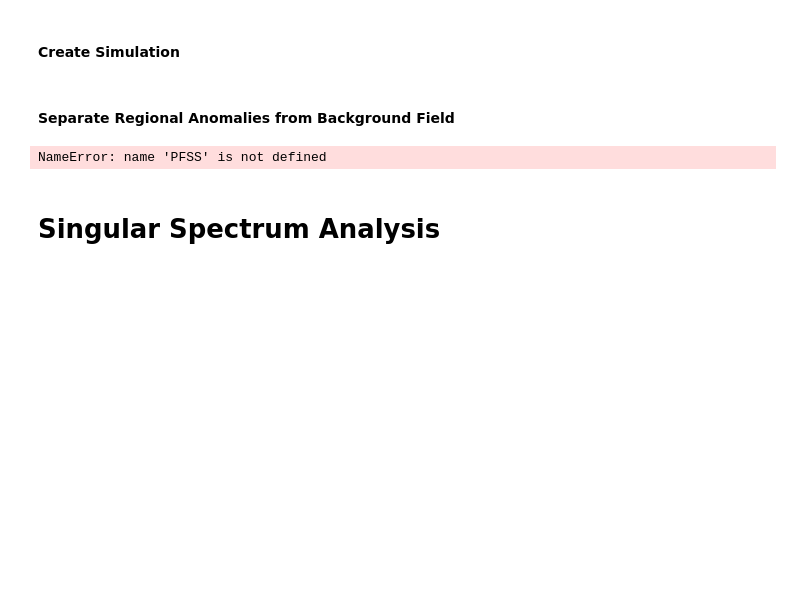
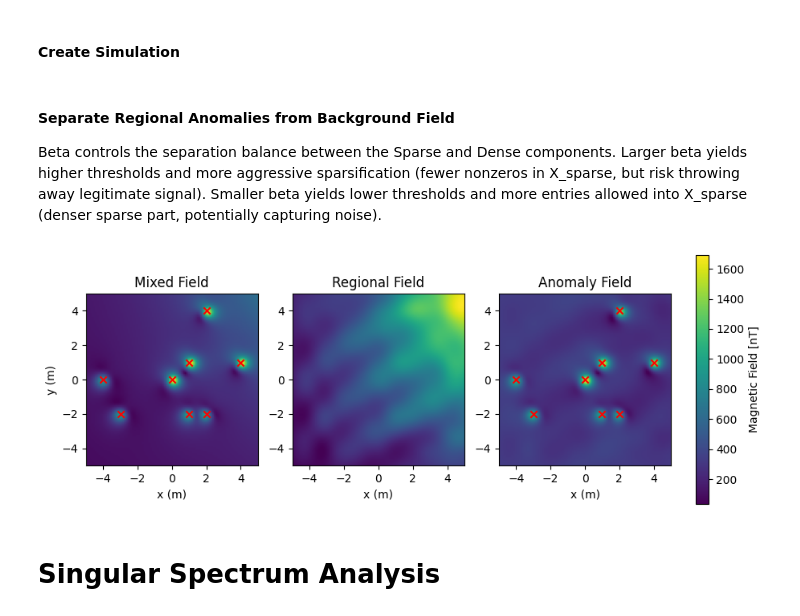
Before and after one commit to aphoffmann/MAGPRIME, a Jupyter notebook: magprime/examples/potential_field_source_separation.ipynb, the cells around one changed output. Saved outputs shown, nothing was run; the diff lists cells and outputs as text; code cells hidden in the pictures; blank space fills up the shorter version.

```diff
--- a/magprime/examples/potential_field_source_separation.ipynb
+++ b/magprime/examples/potential_field_source_separation.ipynb
@@ -19,39 +17,46 @@ m5 = magpy.misc.Dipole(moment=(0.522, -0.904, 0.930), position=(2, 4, 0))
 m6 = magpy.misc.Dipole(moment=(0.222, 0.504, -0.430), position=(-4, 0, 0))
 m7 = magpy.misc.Dipole(moment=(0.522, -0.904, 0.930), position=(1, 1, 0))
 m8 = magpy.misc.Dipole(moment=(0.222, 0.504, -0.430), position=(2, -2, 0))
-background = magpy.misc.Dipole(moment=(0,1000,10000), position=(10, 10, 0))
+background = magpy.misc.Dipole(moment=(0,10000,10000), position=(15, 15, 0))
 
 collection = magpy.Collection(m1, m2, m3, m4, m5, m6, m7, m8, background)
-ts = np.linspace(-5, 5, 50)
+ts = np.linspace(-5, 5, 100)
 grid = np.array([[(x, y, .5) for x in ts] for y in ts])
 B = collection.getB(grid)
 B = np.moveaxis(B, -1, 0)
 Bmag = np.linalg.norm(B, axis=0)
 # %% [markdown]
 #### Separate Regional Anomalies from Background Field
+Beta controls the separation balance between the Sparse and Dense components. Larger beta yields higher thresholds and more aggressive sparsification (fewer nonzeros in X_sparse, but risk throwing away legitimate signal). Smaller beta yields lower thresholds and more entries allowed into X_sparse (denser sparse part, potentially capturing noise).
 # %%
-Xd, Xs = PFSS.pfss(Bmag, 5, beta=0.5, max_iter=100, eps=1e-4, verbose=False)
+Xd, Xs = PFSS.pfss(Bmag, 3, beta=0.7, max_iter=20, eps=1e-4, verbose=False)
-# %% [output]
-NameError: name 'PFSS' is not defined
 # %%
-fig, ax = plt.subplots(1,3, figsize = (10, 4), sharex=True)
-ax[0].imshow(np.log(Bmag+1e-3), extent=[-5, 5, -5, 5], origin='lower')
+fig, ax = plt.subplots(1,3, figsize = (10, 6), sharex=True)
+im = ax[0].imshow(Bmag*1e9, extent=[-5, 5, -5, 5], origin='lower')
 ax[0].set_title("Mixed Field")
 
 # Overlay dipole locations
 positions = np.array([m.position[:2] for m in (m1, m2, m3, m4, m5, m6, m7, m8)])
-ax[0].scatter(positions[:,0], positions[:,1], marker='x')
+ax[0].scatter(positions[:,0], positions[:,1], marker='x', color='red')
 
-ax[1].imshow(np.log(Xd+1e-3), extent=[-5, 5, -5, 5], origin='lower')
+ax[1].imshow(Xd*1e9, extent=[-5, 5, -5, 5], origin='lower')
 ax[1].set_title("Regional Field")
 
-ax[2].imshow(np.log(Xs+1e-3), extent=[-5, 5, -5, 5], origin='lower')
+ax[2].imshow(Xs*1e9, extent=[-5, 5, -5, 5], origin='lower')
+ax[2].scatter(positions[:,0], positions[:,1], marker='x', color='red')
 ax[2].set_title("Anomaly Field")
 
 ax[0].set_xlabel('x (m)')
 ax[2].set_xlabel('x (m)')
 ax[1].set_xlabel('x (m)')
 ax[0].set_ylabel('y (m)')
+cbar = fig.colorbar(im, ax=ax.ravel().tolist(),
+                    orientation='vertical',
+                    fraction=0.02, pad=0.04)
+cbar.set_label('Magnetic Field [nT]')
+plt.show()
+# %% [output]
+[figure, added]
 # %% [markdown]
 # Singular Spectrum Analysis
 # %%
```
Also changed, not shown: parts of 3 cells of this notebook, 1 other file.
